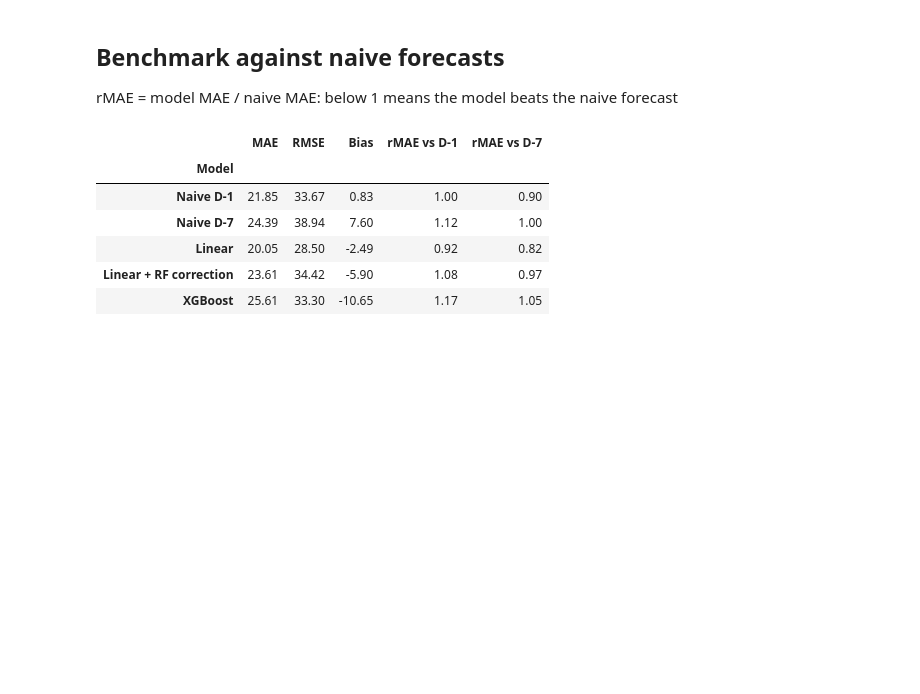
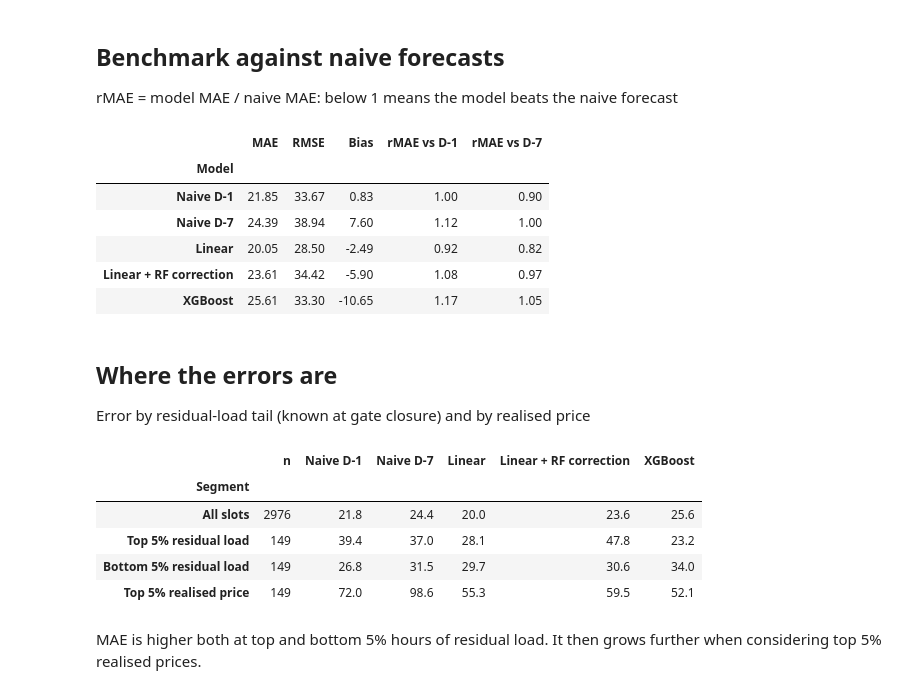
Before and after one commit to nickleu/EnergyMarket_NL, a Jupyter notebook: Notebooks/03_conditional_linear_models.ipynb, the cells around one changed output. Cells and saved outputs as stored; diff of their text form; code cells hidden in the pictures; blank space fills up the shorter version.

Commit message:
Error by residual-load tail

```diff
--- a/Notebooks/03_conditional_linear_models.ipynb
+++ b/Notebooks/03_conditional_linear_models.ipynb
@@ -671,3 +617,35 @@ benchmark_df
 | Linear | 20.05 | 28.50 | -2.49 | 0.92 | 0.82 |
 | Linear + RF correction | 23.61 | 34.42 | -5.90 | 1.08 | 0.97 |
 | XGBoost | 25.61 | 33.30 | -10.65 | 1.17 | 1.05 |
+# %% [markdown]
+   ## Where the errors are
+   Error by residual-load tail (known at gate closure) and by realised price
+# %%
+rl = price_load_jan2026["residual_load"]
+p = price_load_jan2026["price"]
+
+segments = {
+   "All slots": pd.Series(True, index=price_load_jan2026.index),
+   "Top 5% residual load": rl > rl.quantile(0.95),
+   "Bottom 5% residual load": rl < rl.quantile(0.05),
+   "Top 5% realised price": p > p.quantile(0.95),
+   }
+
+rows = []
+for seg_name, mask in segments.items():
+   row = {"Segment": seg_name, "n": int(mask.sum())}
+   for model_name, col in predictions.items():
+       row[model_name] = mean_absolute_error(p[mask], price_load_jan2026.loc[mask, col])
+   rows.append(row)
+
+error_segments = pd.DataFrame(rows).set_index("Segment").round(1)
+error_segments
+# %% [output]
+|  | n | Naive D-1 | Naive D-7 | Linear | Linear + RF correction | XGBoost |
+| Segment |  |  |  |  |  |  |
+| All slots | 2976 | 21.8 | 24.4 | 20.0 | 23.6 | 25.6 |
+| Top 5% residual load | 149 | 39.4 | 37.0 | 28.1 | 47.8 | 23.2 |
+| Bottom 5% residual load | 149 | 26.8 | 31.5 | 29.7 | 30.6 | 34.0 |
+| Top 5% realised price | 149 | 72.0 | 98.6 | 55.3 | 59.5 | 52.1 |
+# %% [markdown]
+MAE is higher both at top and bottom 5% hours of residual load. It then grows further when considering top 5% realised prices.
```
Also changed, not shown: parts of 2 cells of this notebook.
